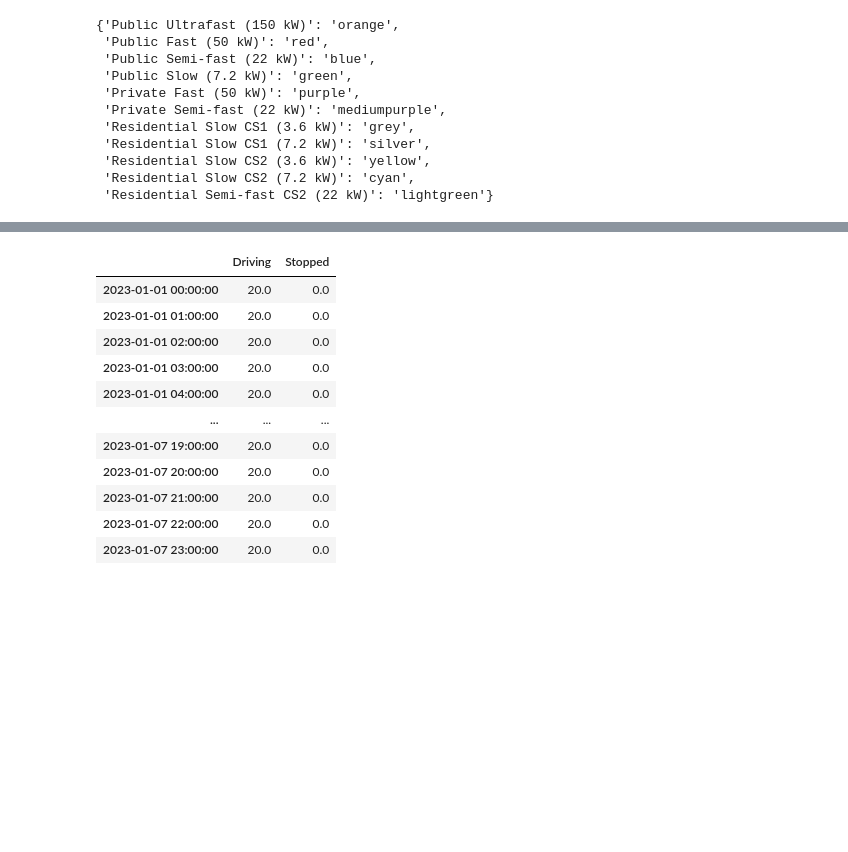
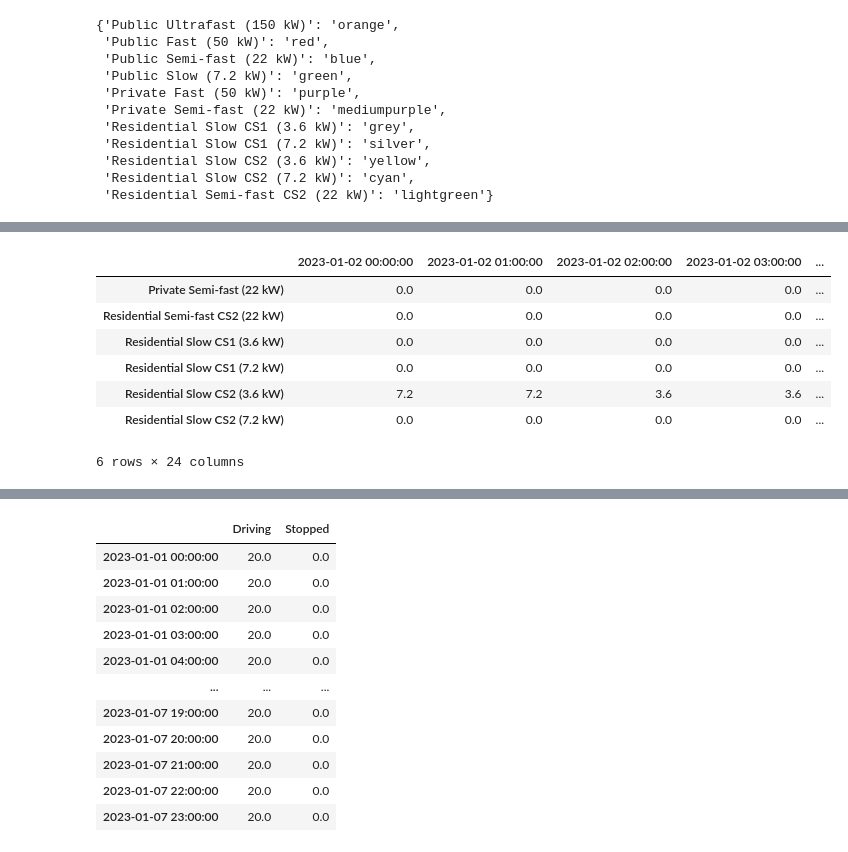
Before and after one commit to EV4EU/ev-profiling, a Jupyter notebook: simulation.ipynb, the cells around one changed output, grey strips where cells are left out. Cells and saved outputs as stored; diff of their text form; code cells hidden in the pictures; blank space fills up the shorter version.

```diff
--- a/simulation.ipynb
+++ b/simulation.ipynb
@@ -470 +470,20 @@ ev_charging_history_type_hourly_value_counts
 6 rows × 24 columns
+# %%
+# Calculate the power used by each charging station
+
+cs_power_usage = ev_charging_history_type_hourly_value_counts.copy(deep=True)
+for idx in range(cs_power_usage.shape[0]):
+    const_multiplier = float(cs_power_usage.index[idx].split('(')[1].split(' ')[0])
+
+    cs_power_usage.iloc[idx] = cs_power_usage.iloc[idx] * const_multiplier
+
+cs_power_usage
+# %% [output]
+|  | 2023-01-02 00:00:00 | 2023-01-02 01:00:00 | 2023-01-02 02:00:00 | 2023-01-02 03:00:00 | ... |
+| Private Semi-fast (22 kW) | 0.0 | 0.0 | 0.0 | 0.0 | ... |
+| Residential Semi-fast CS2 (22 kW) | 0.0 | 0.0 | 0.0 | 0.0 | ... |
+| Residential Slow CS1 (3.6 kW) | 0.0 | 0.0 | 0.0 | 0.0 | ... |
+| Residential Slow CS1 (7.2 kW) | 0.0 | 0.0 | 0.0 | 0.0 | ... |
+| Residential Slow CS2 (3.6 kW) | 7.2 | 7.2 | 3.6 | 3.6 | ... |
+| Residential Slow CS2 (7.2 kW) | 0.0 | 0.0 | 0.0 | 0.0 | ... |
+6 rows × 24 columns
```
Also changed, not shown: parts of 22 cells of this notebook.
